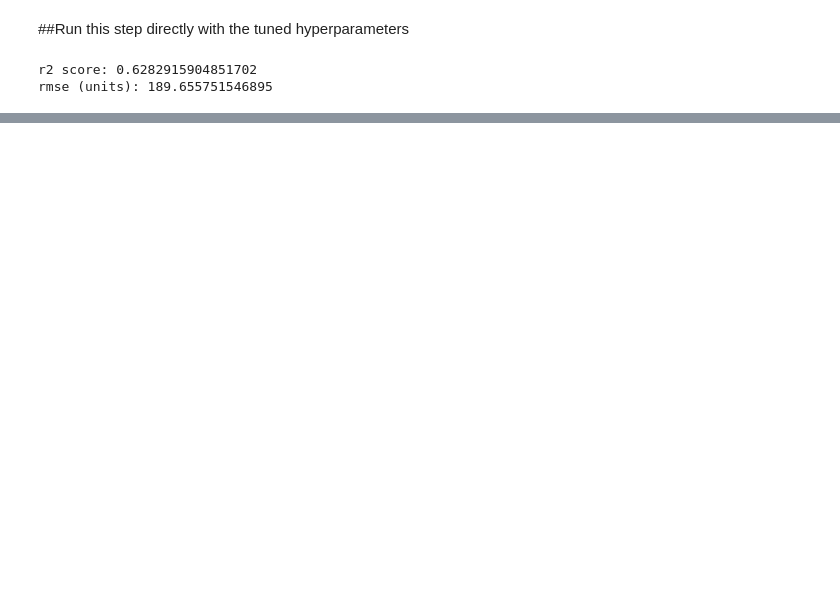
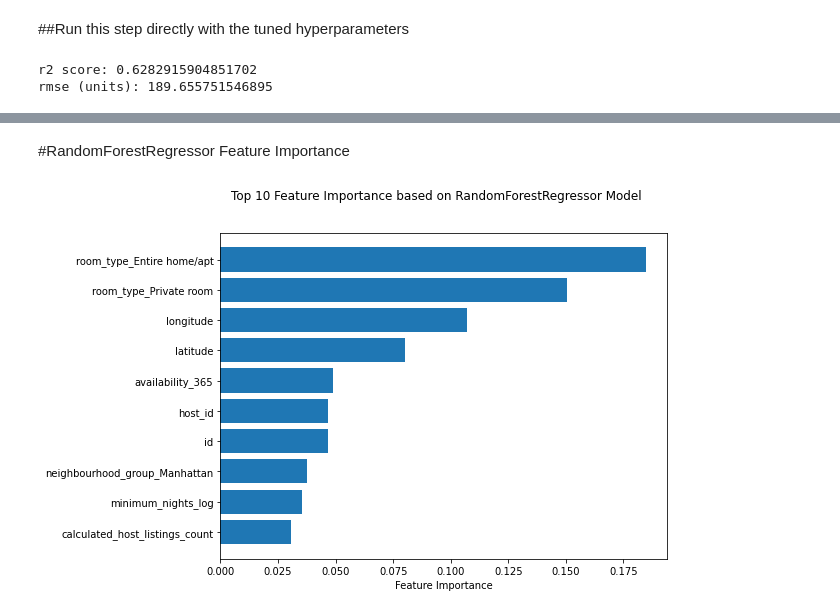
Before and after one commit to arunjegathesh/airbnb_ensemble_learning, a Jupyter notebook: Ensemble_Project_v1.ipynb, the cells around one changed output, grey strips where cells are left out. Saved outputs shown, nothing was run; the diff lists cells and outputs as text; code cells hidden in the pictures; blank space fills up the shorter version.

```diff
--- a/Ensemble_Project_v1.ipynb
+++ b/Ensemble_Project_v1.ipynb
@@ -1025,3 +1034,8 @@ rmse (units): 199.53165383040925
 # %% [markdown]
 ##Run this step directly with the tuned hyperparameters
+# %%
+save_loc = '/content/drive/MyDrive/Ensemble_Project/rf_model_bestparams_20230318.joblib'
+# %%
+# Load the saved model from file
+loaded_model_rf = load(save_loc)
 # %%
@@ -1046,0 +1094,18 @@ rmse (units): 189.655751546895
+# %% [markdown]
+#RandomForestRegressor Feature Importance
+# %%
+# Calculate and plot the feature importance for RandomForestRegressor
+importance_rf = loaded_model_rf.feature_importances_
+feature_names_rf = X_train.columns.tolist()
+
+feature_importance_df_rf = pd.DataFrame({'feature': feature_names_rf, 'importance': importance_rf})
+top10 = feature_importance_df_rf.nlargest(10, 'importance')
+top10 = top10.iloc[::-1]
+
+fig, ax = plt.subplots(figsize=(8, 6))
+ax.barh(top10['feature'], top10['importance'])
+ax.set_xlabel('Feature Importance')
+fig.suptitle('Top 10 Feature Importance based on RandomForestRegressor Model')
+plt.show()
+# %% [output]
+[figure, added]
```
Also changed, not shown: parts of 28 cells of this notebook.
